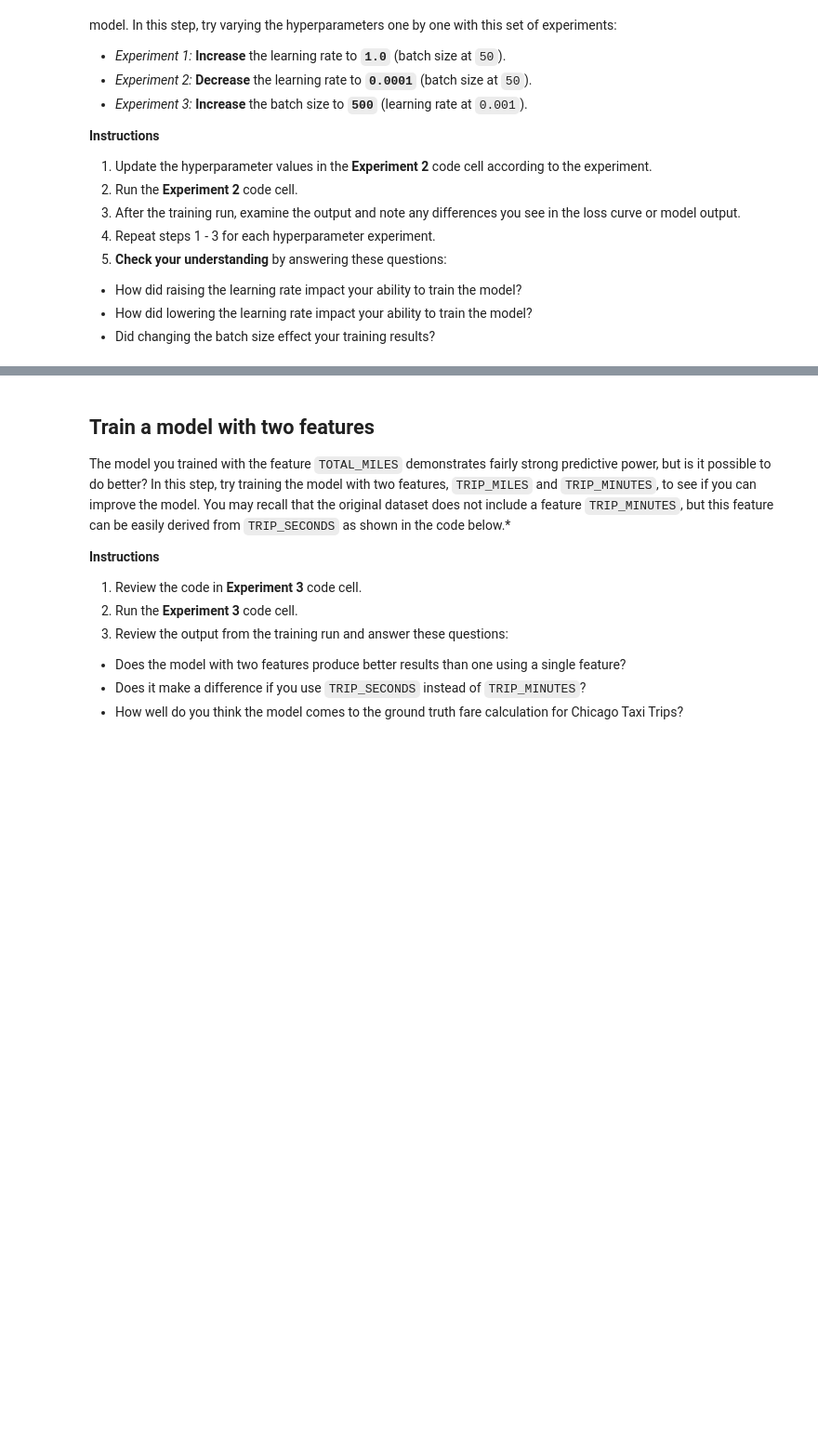
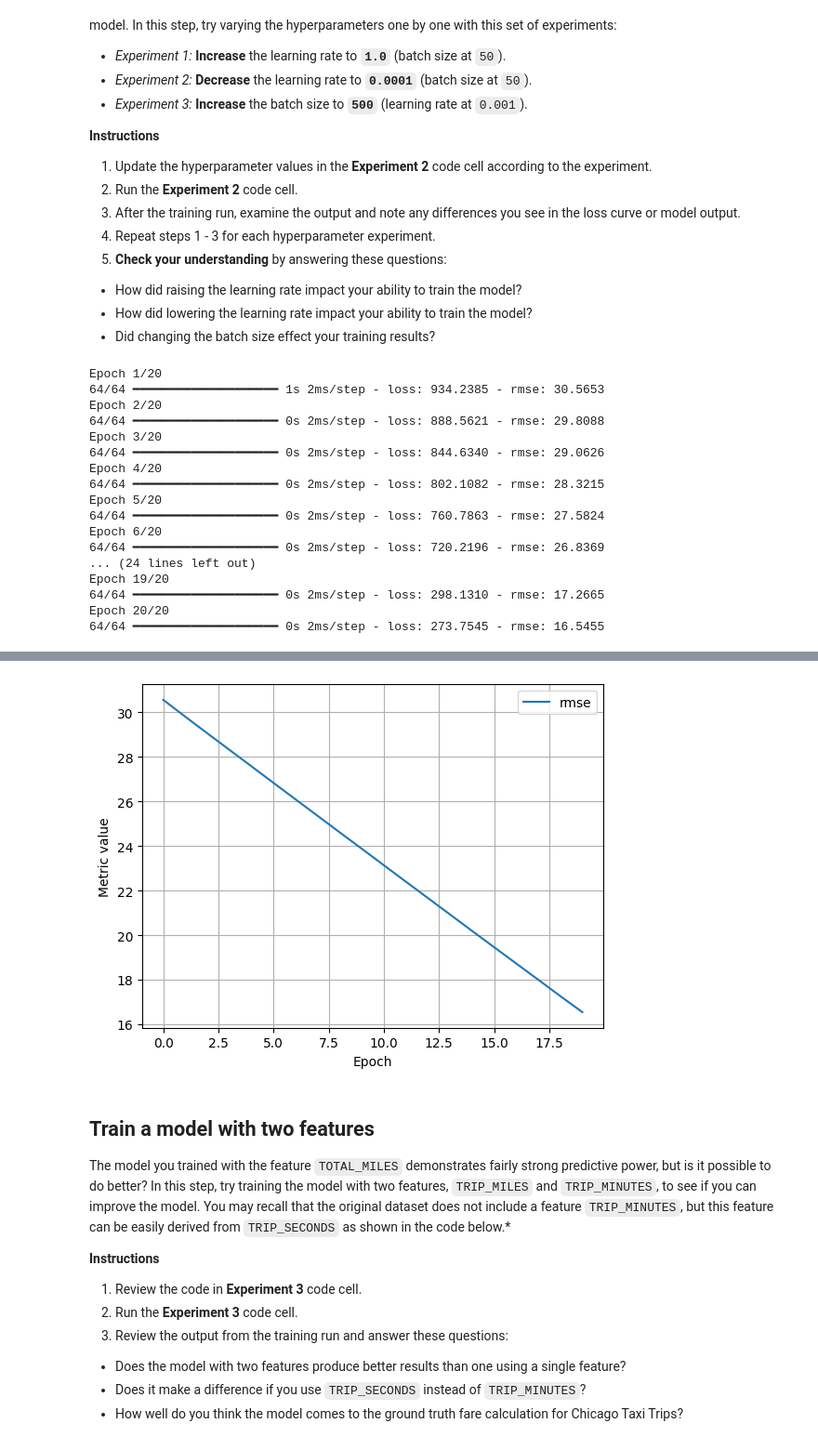
Before and after one commit to Stephdosantos/AI-For-Beginners, a Jupyter notebook: ml/cc/exercises/linear_regression_taxi.ipynb, the cells around one changed output, grey strips where cells are left out. Shown at 93% size. Cells and saved outputs as stored; diff of their text form; code cells hidden in the pictures; blank space fills up the shorter version.

```diff
--- a/ml/cc/exercises/linear_regression_taxi.ipynb
+++ b/ml/cc/exercises/linear_regression_taxi.ipynb
@@ -411,7 +467,7 @@ It is common with machine learning to run multiple experiments to find the best
 settings_2 = ml_edu.experiment.ExperimentSettings(
     learning_rate = 0.001,
     number_epochs = 20,
-    batch_size = 50,
+    batch_size = 500,
     input_features = ['TRIP_MILES']
 )
 
@@ -423,3 +479,21 @@ experiment_2 = train_model('one_feature_hyper', model_2, training_df, 'FARE', se
 
 ml_edu.results.plot_experiment_metrics(experiment_2, ['rmse'])
 ml_edu.results.plot_model_predictions(experiment_2, training_df, 'FARE')
+# %% [output]
+Epoch 1/20
+64/64 ━━━━━━━━━━━━━━━━━━━━ 1s 2ms/step - loss: 934.2385 - rmse: 30.5653
+Epoch 2/20
+64/64 ━━━━━━━━━━━━━━━━━━━━ 0s 2ms/step - loss: 888.5621 - rmse: 29.8088
+Epoch 3/20
+64/64 ━━━━━━━━━━━━━━━━━━━━ 0s 2ms/step - loss: 844.6340 - rmse: 29.0626
+Epoch 4/20
+64/64 ━━━━━━━━━━━━━━━━━━━━ 0s 2ms/step - loss: 802.1082 - rmse: 28.3215
+Epoch 5/20
+64/64 ━━━━━━━━━━━━━━━━━━━━ 0s 2ms/step - loss: 760.7863 - rmse: 27.5824
+Epoch 6/20
+64/64 ━━━━━━━━━━━━━━━━━━━━ 0s 2ms/step - loss: 720.2196 - rmse: 26.8369
+... (24 lines left out)
+Epoch 19/20
+64/64 ━━━━━━━━━━━━━━━━━━━━ 0s 2ms/step - loss: 298.1310 - rmse: 17.2665
+Epoch 20/20
+64/64 ━━━━━━━━━━━━━━━━━━━━ 0s 2ms/step - loss: 273.7545 - rmse: 16.5455
@@ -426,3 +503,4 @@ ml_edu.results.plot_model_predictions(experiment_2, training_df, 'FARE')
+[figure, added]
 # %%
 #@title Double-click to view answers for hyperparameter experiments
 
```
Also changed, not shown: parts of 12 cells of this notebook.
